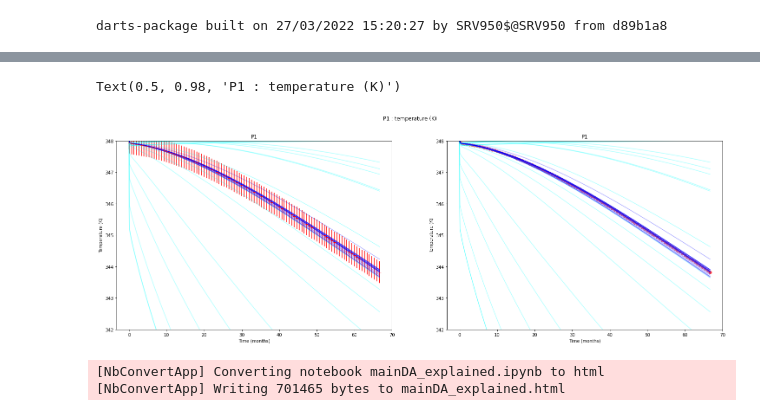
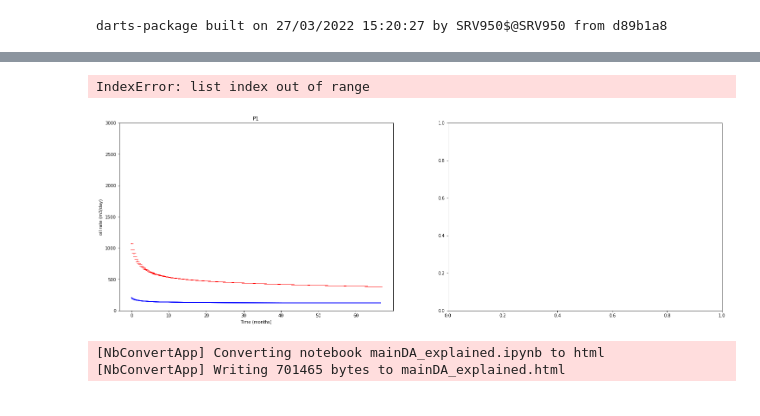
Before and after one commit to gabrielserrao/DA-DARTS-Naturally-Fractured-Reservoir, a Jupyter notebook: mainDA_deadoil.ipynb, the cells around one changed output, grey strips where cells are left out. Saved outputs shown, nothing was run; the diff lists cells and outputs as text; code cells hidden in the pictures.

```diff
--- a/mainDA_deadoil.ipynb
+++ b/mainDA_deadoil.ipynb
@@ -94,18 +120,3 @@ def ReadModels(destDir, columnsNameList, Nd, Ne):
         D[:,i] = d_models
 
     return D
-# %%
-#Read the result from the model
-
-D = np.empty([Nd, Ne])
-for i in range(Ne):
-    dataSet = pd.read_pickle(f'{destDir}\\data_model'+str(i)+'.pkl')
-    model_value=np.array([])
-    for name in columnsNameList:
-        model_value = np.append(model_value,-1*dataSet[name][:])
-
-    d_models = model_value.T.flatten()
-
-    D[:,i] = d_models
-
-D
@@ -194,7 +180,7 @@ NGrid = 0 # Ni * Nj
 NScalar = 1 #we just considering one scalar as the parameter in the problem
 Nm = NGrid + NScalar
 Nd = len(dTime)* 1 #  timesteps * 1 well data
-Ne = 5
+Ne = 25
 NTimesteps = len(dTime)
 NWells = 1 #we just considering one well
 
@@ -204,7 +190,7 @@ csi = 0.99
 #%%
 #Generate the prior ensemble of scalar parameters
 # build random values for fraction of aperture using normal distribution and fract_aper of the true model as mean as mean and 10% as std with seed=1
-Em_frac_aper = np.clip(np.random.normal(1e-3, 0.5*(1e-3), Ne),0.0005,0.0015) #cliping to keep only positive numbvers for the frac apertures
+Em_frac_aper = np.clip(np.random.normal(0.05, 0.01, Ne),0.0005,0.1) #cliping to keep only positive numbvers for the frac apertures
 
 # data colums
 columnsNameList = ['P1 : oil rate (m3/day)']
@@ -294,7 +287,7 @@ for alpha in alphas:
     # subpart: for scalars, don't use localization
 
     MScalar = UpdateModel(MScalar, X9, DobsD)
-    MScalar[:] = np.clip(MScalar[:], 0.0005,0.0015)
+    MScalar[:] = np.clip(MScalar[:], 0.0005,0.1)
     for i, mMScalar in enumerate(MScalar):
      print(i)
      print(mMScalar)
@@ -398,46 +362,46 @@ Text(0.5, 1.0, 'Histograms Fracture Apertures before and after history matching'
 # %%
 #%%
 # Split the data into data array
 wellDataPriorArray = np.split(DPrior, NWells)
 wellDataPostArray = np.split(DPost, NWells)
 wellDataObsArray = np.split(dObs, NWells)
 wellDataObsErrorArray = np.split(CeDiag, NWells)
 
 wellSubtitle = ['P1']
 timeMonths = dTime/30.0
 
 
 # get data and store in an array
 prior = wellDataPriorArray # wellDataPriorArray[0:11:2]
 post = wellDataPostArray # wellDataPostArray[0:11:2]
 plotObsData = wellDataObsArray #wellDataObsArray[0:11:2]
 errObsData = wellDataObsErrorArray #wellDataObsErrorArray[0:11:2]
 
 fig, ax = plt.subplots(nrows=1, ncols=2, figsize=(25,8))
 axFlat = ax.flatten()
 
 axFlat[0].set_facecolor('white')
-axFlat[0].plot(timeMonths, prior[i], color='#00FFFF', alpha=0.3)
-axFlat[0].plot(timeMonths, post[i], color='b', alpha=0.3)
-axFlat[0].errorbar(timeMonths, plotObsData[i], yerr=errObsData[i], fmt='_ r', capthick=1, capsize=0.1)
+axFlat[0].plot(timeMonths, prior[0], color='#00FFFF', alpha=0.3)
+axFlat[0].plot(timeMonths, post[0], color='b', alpha=0.3)
+axFlat[0].errorbar(timeMonths, plotObsData[0], yerr=errObsData[0], fmt='_ r', capthick=1, capsize=0.1)
 #axFlat[0].plot(timeMonths, plotObsData[i],color='red', alpha=0.5)
 axFlat[0].set_title(wellSubtitle[0])
 axFlat[0].set_xlabel('Time (months)')
-axFlat[0].set_ylabel('Temperature (K)')
-axFlat[0].set_ylim([342, 348])
+axFlat[0].set_ylabel('oil rate (m3/day)')
+axFlat[0].set_ylim([0, 3000])
 
 
-axFlat[1].plot(timeMonths, prior[i], color='#00FFFF', alpha=0.3)
-axFlat[1].plot(timeMonths, post[i], color='b', alpha=0.3)
-axFlat[1].scatter(timeMonths, plotObsData[0],color='red', alpha=0.5)
+axFlat[1].plot(timeMonths, prior[1], color='#00FFFF', alpha=0.3)
+axFlat[1].plot(timeMonths, post[1], color='b', alpha=0.3)
+axFlat[1].scatter(timeMonths, plotObsData[1],color='red', alpha=0.5)
 axFlat[1].set_title(wellSubtitle[0])
 axFlat[1].set_xlabel('Time (months)')
-axFlat[1].set_ylabel('Temperature (K)')
-axFlat[1].set_ylim([342, 348])
-fig.suptitle('P1 : temperature (K)')
+axFlat[1].set_ylabel('oil rate (m3/day)')
+#axFlat[1].set_ylim([342, 348])
+fig.suptitle('P1 : oil rate (m3/day)')
 # %% [output]
-Text(0.5, 0.98, 'P1 : temperature (K)')
+IndexError: list index out of range
-[figure, old version]
+[figure, new version]
 # %%
 !jupyter nbconvert --to html mainDA_explained.ipynb
 # %% [output]
```
Also changed, not shown: parts of 20 cells of this notebook, 2 other files.
